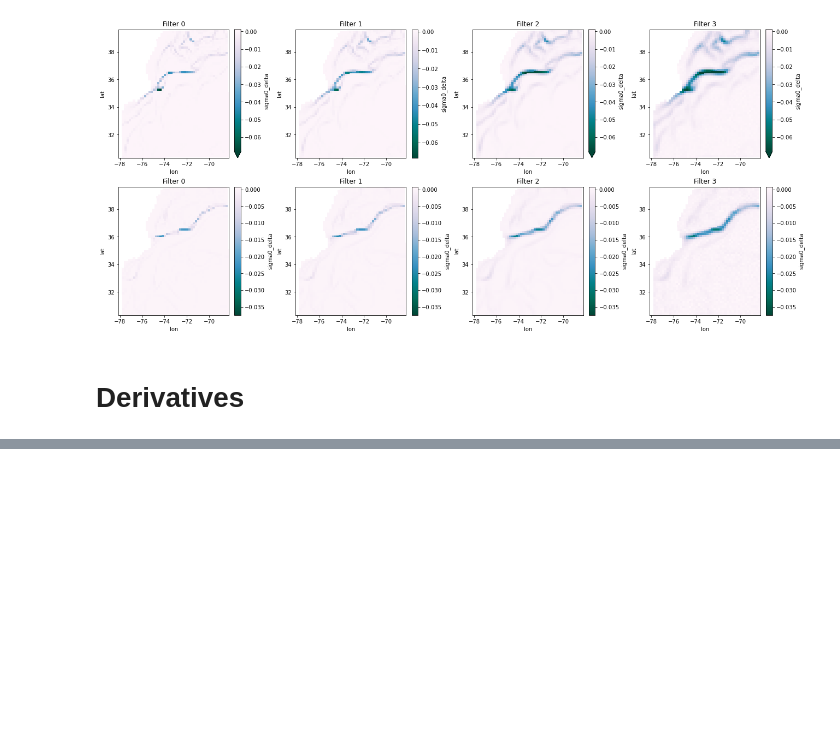
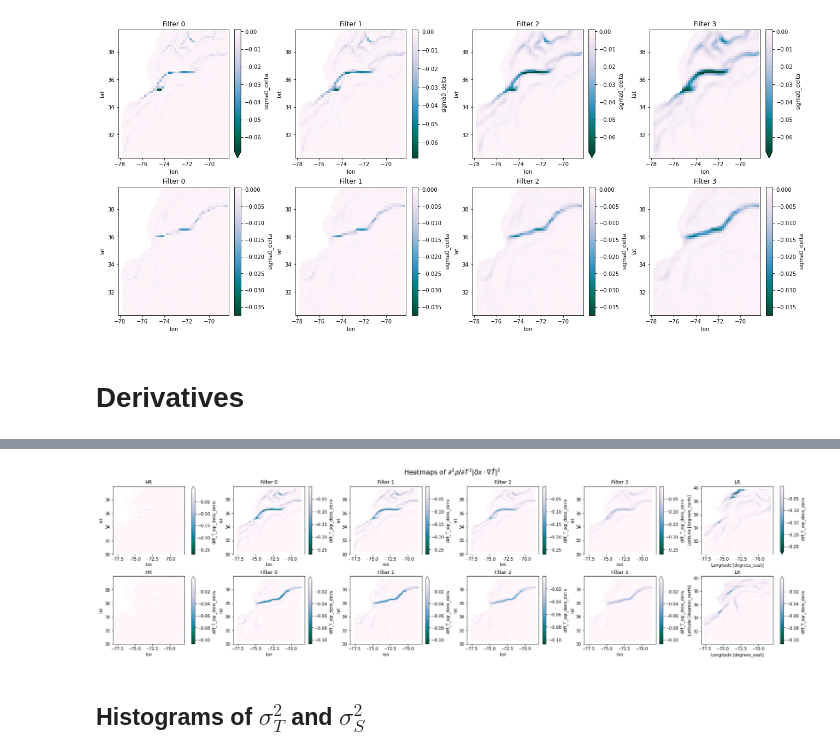
Before and after one commit to anastasiaGor/oceanDataNotebooks, a Jupyter notebook: gcm_filter/filter_compare.ipynb, the cells around one changed output, grey strips where cells are left out. Drawn from its saved outputs; the diff is of its cells as text; code cells hidden in the pictures; blank space fills up the shorter version.

```diff
--- a/gcm_filter/filter_compare.ipynb
+++ b/gcm_filter/filter_compare.ipynb
@@ -369,7 +332,0 @@ for row in range(len(data)) :
-# %%
-%%time
-for i in range(len(data)) :
-    for ifilter in range(len(filters)) :
-        ds = data[i]['HR_Filtered'][ifilter]
-        for quantity in ['grad_temp', 'grad_sal', 'alpha_nablaT', 'beta_nablaS', 'spicyness', 'buoyancy', 'temp_second_deriv', 'mixed_second_deriv', 'sal_second_deriv','total_second_deriv'] :
-            ds[quantity+'_dens_covar'] = xr.corr(ds[quantity], ds['sigma0_delta'], dim=['x', 'y']).compute()
@@ -385,12 +332,0 @@ quantity_labels=[r'$|\nabla T|$', r'$|\nabla S|$',\
-# %%
-fig, ax = plt.subplots(ncols=4, nrows=2, figsize=(16,8), constrained_layout=True)
-fig.suptitle(r'Spatial covariance with density correction $\Delta \rho$', size=16)
-for row in range(len(data)) :
-    for col in range(len(filters)) :
-        ds = data[row]['HR_Filtered'][col]
-        for i,quantity in enumerate(['grad_temp', 'grad_sal','alpha_nablaT', 'beta_nablaS', 'spicyness', 'buoyancy', 'temp_second_deriv', 'mixed_second_deriv', 'sal_second_deriv']) :
-            abs(ds[quantity+'_dens_covar']).plot(ax=ax[row,col], label=quantity_labels[i])
-            ax[row,col].set(title='Filter '+str(col)+' '+data[row]['label'])
-        ax[row,col].set(ylim=[0,1]); ax[row,col].grid(True)
-ax[0,-1].legend(bbox_to_anchor=(1.05, 1), loc='upper left')
-plt.show()
@@ -445,2 +402,21 @@ for i in range(len(data)) :
+# %%
+fig, axis = plt.subplots(ncols=6, nrows=2, figsize=(24,6.5), constrained_layout=True)
+quantity='diff_T_sqr_dens_deriv'
+fig.suptitle(r'Heatmaps of $\partial^2 \rho/\partial T^2 |\delta x \cdot \nabla \bar{T}|^2$', size=16)
+for row in range(len(data)) :
+    norm = colors.Normalize(vmin=data[row]['HR_Filtered'][0].isel(time_counter=0).diff_T_sqr_dens_deriv.min().values, \
+                            vmax=data[row]['HR_Filtered'][0].isel(time_counter=0).diff_T_sqr_dens_deriv.max().values)
+    data[row]['HR'].isel(time_counter=-1)[quantity].plot(x='lon', y='lat', ax=axis[row,0], norm=norm, cmap='PuBuGn_r')
+    axis[row,0].set(title='HR')
+    for ifilter in range(len(filters)) :
+        col = ifilter+1
+        data[row]['HR_Filtered'][ifilter].isel(time_counter=-1)[quantity].plot(x='lon', y='lat', ax=axis[row,col], norm=norm, cmap='PuBuGn_r')
+        axis[row,col].set(title='Filter ' +str(ifilter))
+    data[row]['LR'].isel(time_counter=-1)[quantity].plot(x='lon', y='lat', ax=axis[row,-1], norm=norm, cmap='PuBuGn_r')
+    axis[row,-1].set(title='LR')
+# %% [output]
+[figure, added]
+# %% [markdown]
+## Histograms of $\sigma_T^2$ and $\sigma_S^2$
 # %%
 %%time
```
Also changed, not shown: parts of 31 cells of this notebook, 1 other file.
